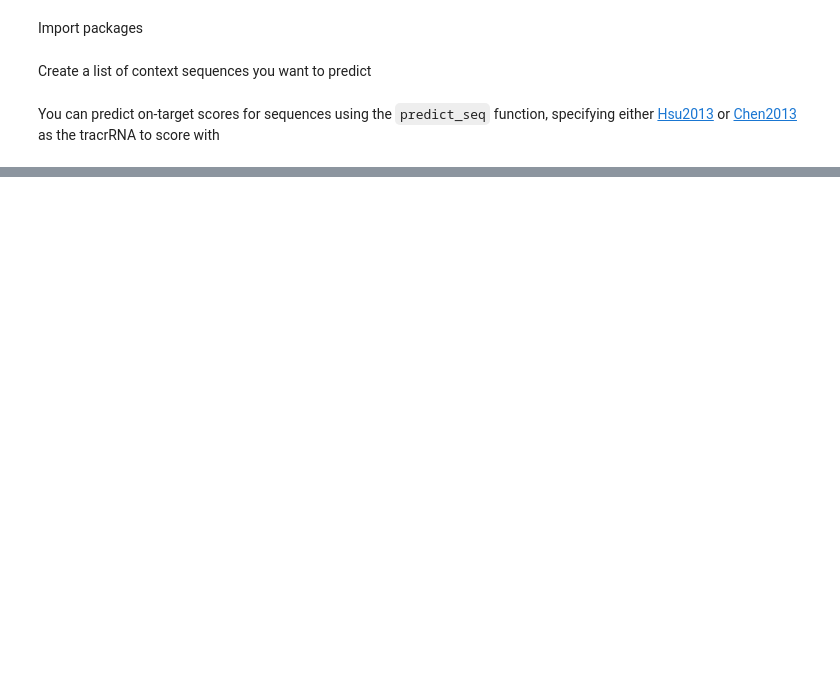
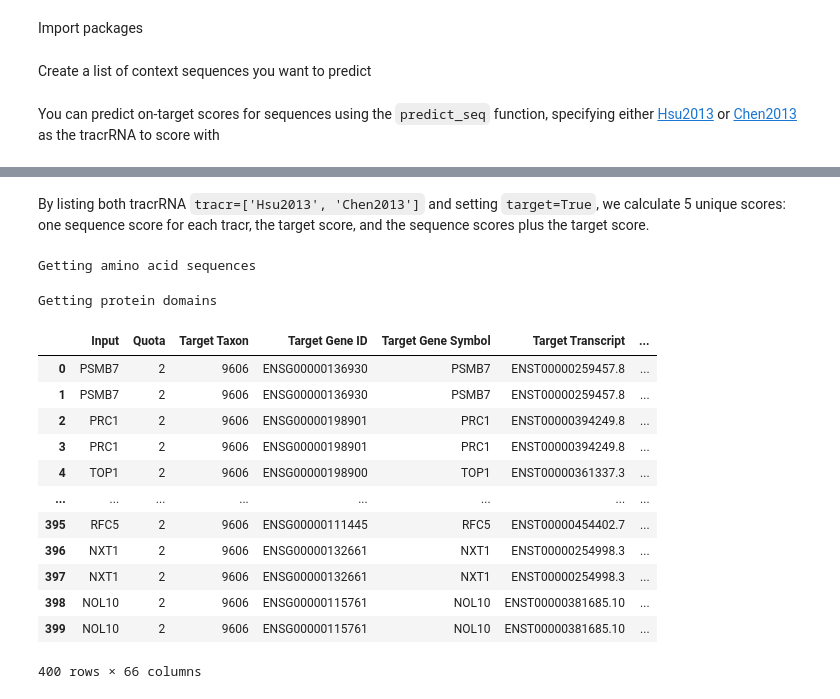
Before and after one commit to gpp-rnd/rs3, a Jupyter notebook: index.ipynb, the cells around one changed output, grey strips where cells are left out. Saved outputs shown, nothing was run; the diff lists cells and outputs as text; code cells hidden in the pictures; blank space fills up the shorter version.

```diff
--- a/index.ipynb
+++ b/index.ipynb
@@ -27,0 +77,23 @@ array([0.28923641, 0.78714099])
+# %% [markdown]
+By listing both tracrRNA `tracr=['Hsu2013', 'Chen2013']` and setting `target=True`, we calculate
+5 unique scores: one sequence score for each tracr, the target score, and the sequence scores plus the target score.
+# %%
+scored_designs = predict(design_df, tracr=['Hsu2013', 'Chen2013'], target=True,
+                         n_jobs=3)
+scored_designs
+# %% [output]
+Getting amino acid sequences
+Getting protein domains
+|  | Input | Quota | Target Taxon | Target Gene ID | Target Gene Symbol | Target Transcript | ... |
+| 0 | PSMB7 | 2 | 9606 | ENSG00000136930 | PSMB7 | ENST00000259457.8 | ... |
+| 1 | PSMB7 | 2 | 9606 | ENSG00000136930 | PSMB7 | ENST00000259457.8 | ... |
+| 2 | PRC1 | 2 | 9606 | ENSG00000198901 | PRC1 | ENST00000394249.8 | ... |
+| 3 | PRC1 | 2 | 9606 | ENSG00000198901 | PRC1 | ENST00000394249.8 | ... |
+| 4 | TOP1 | 2 | 9606 | ENSG00000198900 | TOP1 | ENST00000361337.3 | ... |
+| ... | ... | ... | ... | ... | ... | ... | ... |
+| 395 | RFC5 | 2 | 9606 | ENSG00000111445 | RFC5 | ENST00000454402.7 | ... |
+| 396 | NXT1 | 2 | 9606 | ENSG00000132661 | NXT1 | ENST00000254998.3 | ... |
+| 397 | NXT1 | 2 | 9606 | ENSG00000132661 | NXT1 | ENST00000254998.3 | ... |
+| 398 | NOL10 | 2 | 9606 | ENSG00000115761 | NOL10 | ENST00000381685.10 | ... |
+| 399 | NOL10 | 2 | 9606 | ENSG00000115761 | NOL10 | ENST00000381685.10 | ... |
+400 rows × 66 columns
```
Also changed, not shown: parts of 11 cells of this notebook, 3 other files.
